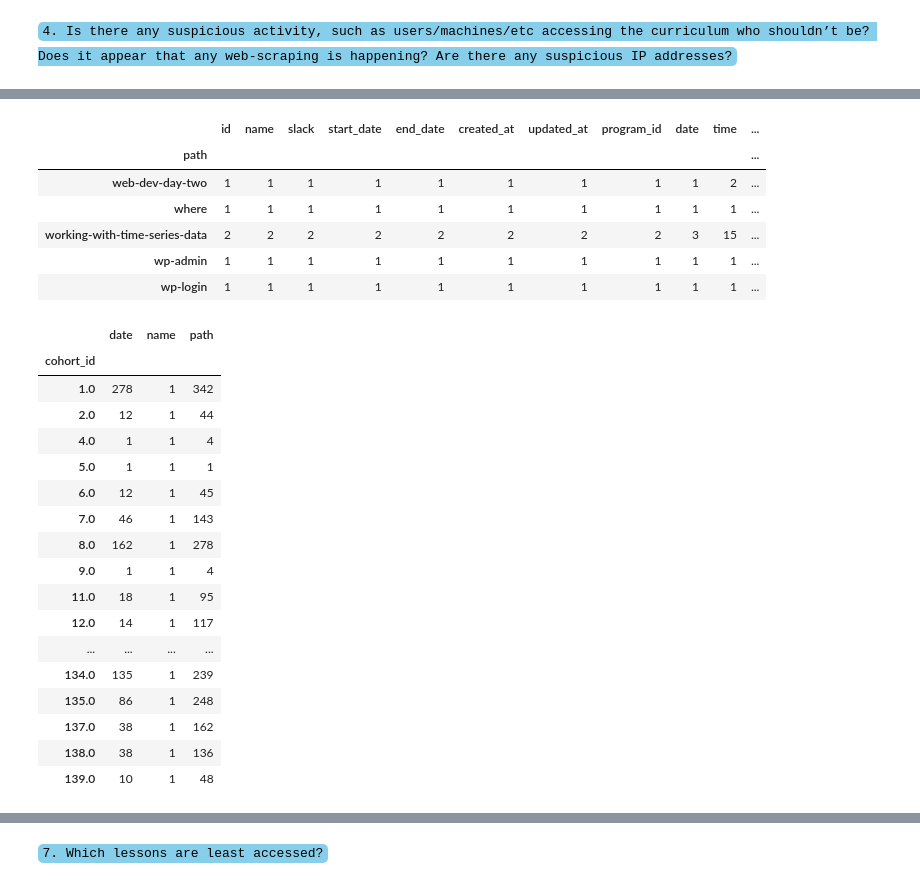
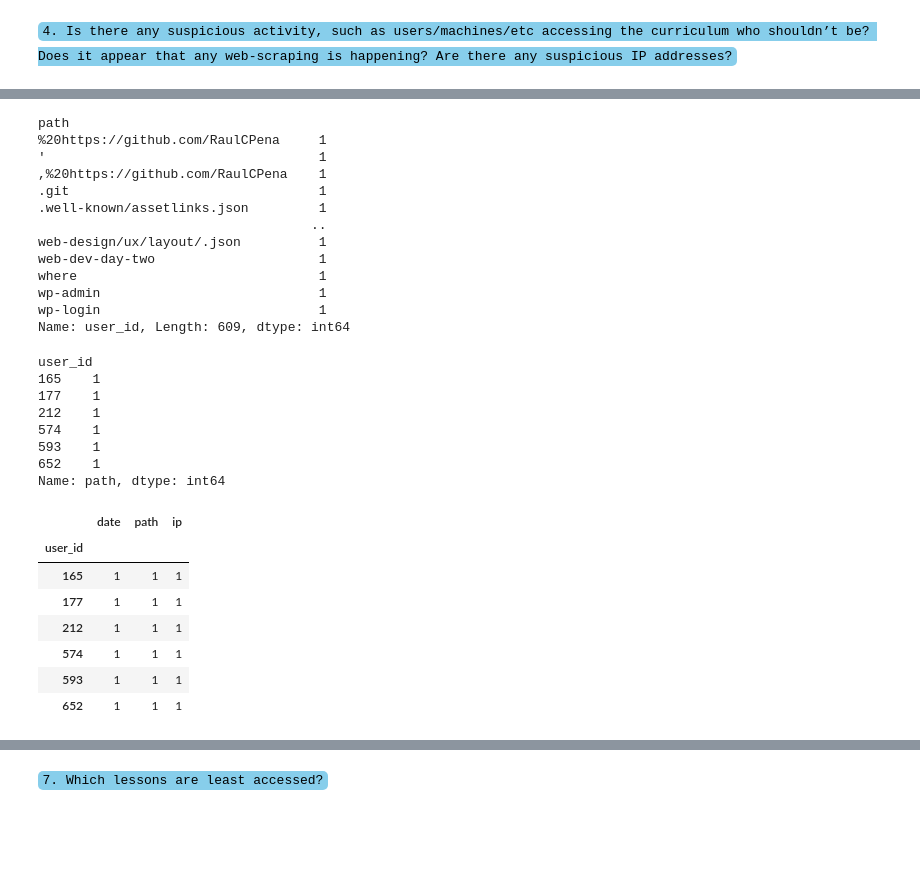
Before and after one commit to veronica-f-reyes/anomaly_detection_project, a Jupyter notebook: anomaly_detection_project.ipynb, the cells around one changed output, grey strips where cells are left out. Cells and saved outputs as stored; diff of their text form; code cells hidden in the pictures; blank space fills up the shorter version.

```diff
--- a/anomaly_detection_project.ipynb
+++ b/anomaly_detection_project.ipynb
@@ -519,0 +497,5 @@ lesson_counts.sort_values(by='path').tail(20)
+# %%
+#Create an initial lesson category to group paths by
+df['module_1'] = df.path.str.split('/').str[0]
+df['module_2'] = df.path.str.split('/').str[1]
+df.head()
@@ -632,35 +713,44 @@ df.head()
-# %%
-#Let's take a look at user ID counts
-user_id_counts = df.groupby(['path']).nunique()
-user_id_counts.tail()
-# %% [output]
-|  | id | name | slack | start_date | end_date | created_at | updated_at | program_id | date | time | ... |
-| path |  |  |  |  |  |  |  |  |  |  | ... |
-| web-dev-day-two | 1 | 1 | 1 | 1 | 1 | 1 | 1 | 1 | 1 | 2 | ... |
-| where | 1 | 1 | 1 | 1 | 1 | 1 | 1 | 1 | 1 | 1 | ... |
-| working-with-time-series-data | 2 | 2 | 2 | 2 | 2 | 2 | 2 | 2 | 3 | 15 | ... |
-| wp-admin | 1 | 1 | 1 | 1 | 1 | 1 | 1 | 1 | 1 | 1 | ... |
-| wp-login | 1 | 1 | 1 | 1 | 1 | 1 | 1 | 1 | 1 | 1 | ... |
+# %%
+#Let's take a look at lesson counts where it was only accessed once
+path_counts = df.groupby(['path'])['user_id'].nunique()
+path_counts[path_counts==1]
+# %% [output]
+path
+%20https://github.com/RaulCPena     1
+'                                   1
+,%20https://github.com/RaulCPena    1
+.git                                1
+.well-known/assetlinks.json         1
+                                   ..
+web-design/ux/layout/.json          1
+web-dev-day-two                     1
+where                               1
+wp-admin                            1
+wp-login                            1
+Name: user_id, Length: 609, dtype: int64
+# %%
+#Let's take a look at user ID counts that only accessed the curriculum once
+user_id_counts = df.groupby(['user_id'])['path'].nunique()
+user_id_counts[user_id_counts==1]
+# %% [output]
+user_id
+165    1
+177    1
+212    1
+574    1
+593    1
+652    1
+Name: path, dtype: int64
 # %%
-#Let's take a look at ID counts
-cohort_id_counts = df.groupby(['cohort_id'])['date','name','path'].nunique()
-cohort_id_counts
+#Let's take a look at lessons accessed by user ID counts on only one day using one IP address
+cohort_id_counts = df.groupby(['user_id'])['date','path','ip'].nunique()
+cohort_id_counts[(cohort_id_counts.date == 1) & (cohort_id_counts.path == 1) & (cohort_id_counts.ip == 1) ]
 # %% [output]
-|  | date | name | path |
-| cohort_id |  |  |  |
-| 1.0 | 278 | 1 | 342 |
-| 2.0 | 12 | 1 | 44 |
-| 4.0 | 1 | 1 | 4 |
-| 5.0 | 1 | 1 | 1 |
-| 6.0 | 12 | 1 | 45 |
-| 7.0 | 46 | 1 | 143 |
-| 8.0 | 162 | 1 | 278 |
-| 9.0 | 1 | 1 | 4 |
-| 11.0 | 18 | 1 | 95 |
-| 12.0 | 14 | 1 | 117 |
-| ... | ... | ... | ... |
-| 134.0 | 135 | 1 | 239 |
-| 135.0 | 86 | 1 | 248 |
-| 137.0 | 38 | 1 | 162 |
-| 138.0 | 38 | 1 | 136 |
-| 139.0 | 10 | 1 | 48 |
+|  | date | path | ip |
+| user_id |  |  |  |
+| 165 | 1 | 1 | 1 |
+| 177 | 1 | 1 | 1 |
+| 212 | 1 | 1 | 1 |
+| 574 | 1 | 1 | 1 |
+| 593 | 1 | 1 | 1 |
+| 652 | 1 | 1 | 1 |
```
Also changed, not shown: parts of 145 cells of this notebook.
